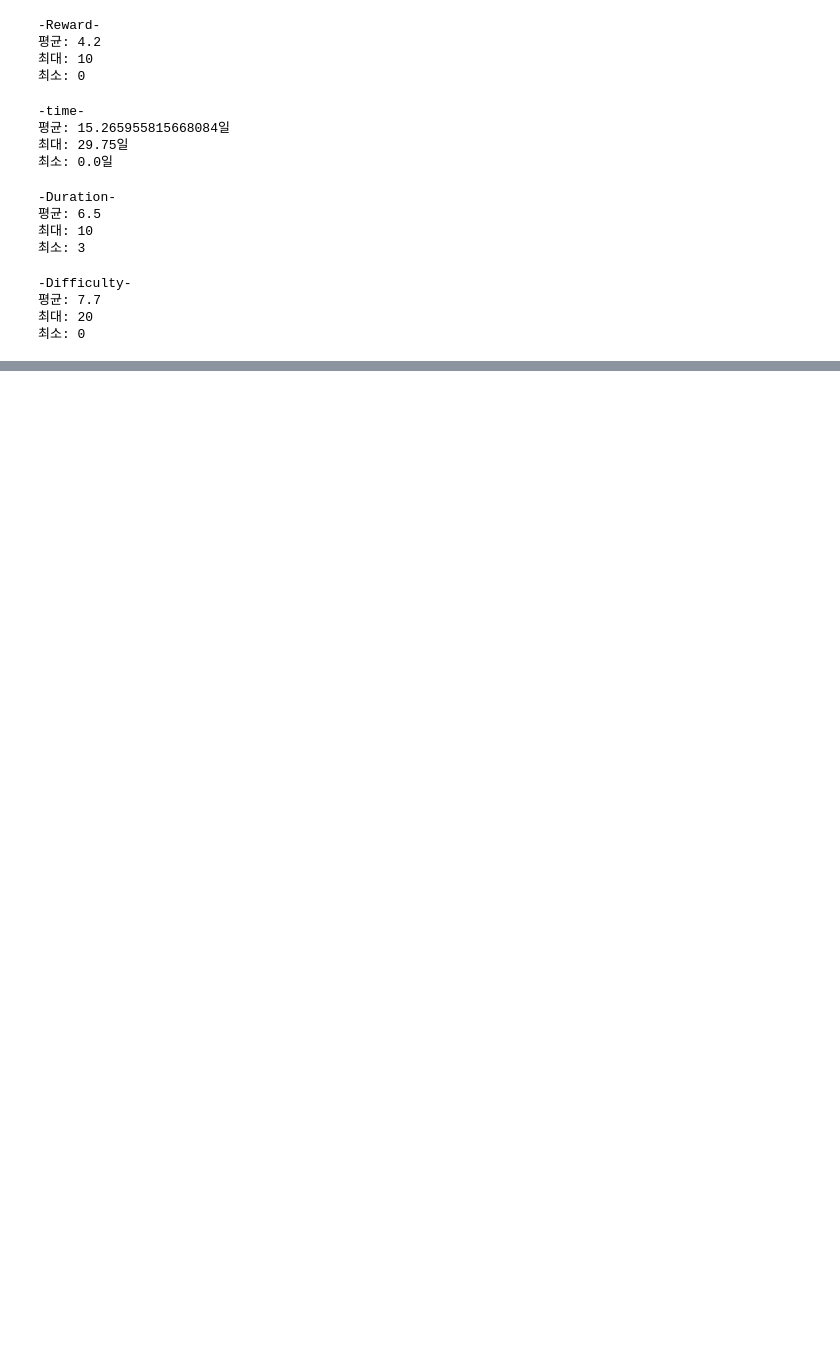
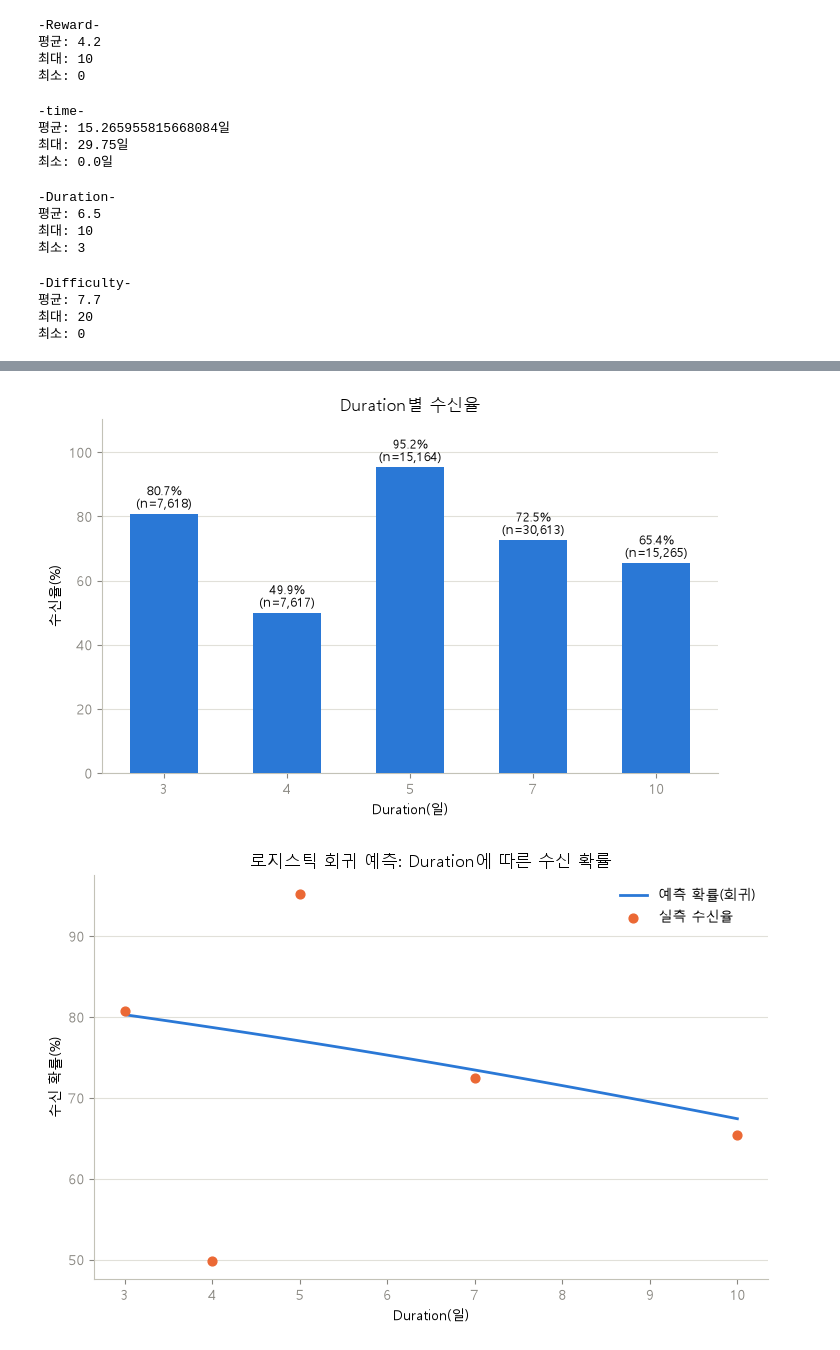
Before and after one commit to Sicheol-Pyo/ai-data-bootcamp, a Jupyter notebook: project_2/project_2_표시철.ipynb, the cells around one changed output, grey strips where cells are left out. Saved outputs shown, nothing was run; the diff lists cells and outputs as text; code cells hidden in the pictures; blank space fills up the shorter version.

```diff
--- a/project_2/project_2_표시철.ipynb
+++ b/project_2/project_2_표시철.ipynb
@@ -243,0 +660,60 @@ print(f"최소: {portfolio['difficulty'].min()}")
+# %%
+
+# ---------------------------------------------------------
+# 차트 1: duration별 수신율 막대그래프
+# ---------------------------------------------------------
+summary_5 = (
+    duration_df.groupby('duration')['viewed_int']
+    .agg(수신율='mean', n='size')
+    .reset_index()
+    .sort_values('duration')
+)
+
+fig, ax = plt.subplots(figsize=(7, 4.5))
+bars = ax.bar(summary_5['duration'].astype(str), summary_5['수신율'] * 100,
+               color='#2a78d6', width=0.55, zorder=3)
+
+for bar, rate, n in zip(bars, summary_5['수신율'], summary_5['n']):
+    ax.text(bar.get_x() + bar.get_width() / 2, bar.get_height() + 1.2,
+             f'{rate*100:.1f}%\n(n={n:,})', ha='center', va='bottom',
+             fontsize=9, color='#0b0b0b')
+
+ax.set_xlabel('Duration(일)')
+ax.set_ylabel('수신율(%)')
+ax.set_title('Duration별 수신율')
+ax.set_ylim(0, summary_5['수신율'].max() * 100 + 15)
+ax.spines[['top', 'right']].set_visible(False)
+ax.spines[['left', 'bottom']].set_color('#c3c2b7')
+ax.yaxis.grid(True, color='#e1e0d9', linewidth=0.8, zorder=0)
+ax.set_axisbelow(True)
+ax.tick_params(colors='#898781')
+plt.tight_layout()
+plt.savefig('duration_view_rate.png', dpi=150)
+plt.show()
+
+# ---------------------------------------------------------
+# 차트 2: 로지스틱 회귀 예측확률 곡선 + 실측치 오버레이
+# ---------------------------------------------------------
+duration_range = np.linspace(duration_df['duration'].min(), duration_df['duration'].max(), 100)
+pred_df = pd.DataFrame({'duration': duration_range})
+pred_prob = model_5.predict(pred_df)
+
+fig, ax = plt.subplots(figsize=(7.5, 5))
+ax.plot(duration_range, pred_prob * 100, color='#2a78d6', linewidth=2, zorder=3, label='예측 확률(회귀)')
+ax.scatter(summary_5['duration'], summary_5['수신율'] * 100, color='#eb6834', s=40, zorder=4, label='실측 수신율')
+
+ax.set_xlabel('Duration(일)')
+ax.set_ylabel('수신 확률(%)')
+ax.set_title('로지스틱 회귀 예측: Duration에 따른 수신 확률')
+ax.spines[['top', 'right']].set_visible(False)
+ax.spines[['left', 'bottom']].set_color('#c3c2b7')
+ax.yaxis.grid(True, color='#e1e0d9', linewidth=0.8, zorder=0)
+ax.set_axisbelow(True)
+ax.tick_params(colors='#898781')
+ax.legend(frameon=False, loc='best')
+plt.tight_layout()
+plt.savefig('duration_predicted_prob.png', dpi=150)
+plt.show()
+# %% [output]
+[figure, added]
+[figure, added]
```
Also changed, not shown: parts of 34 cells of this notebook, 21 other files.
